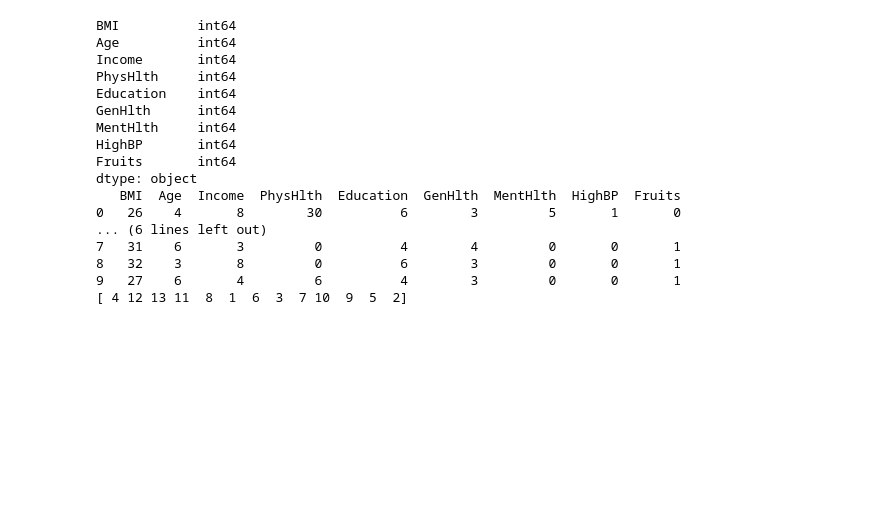
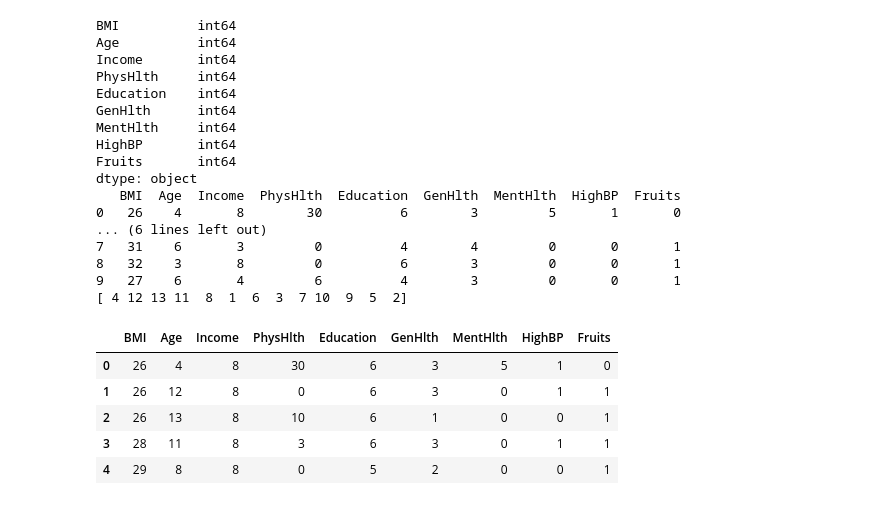
Before and after one commit to DavidILLX/diabetes_mlops, a Jupyter notebook: Model/train.ipynb, the cells around one changed output. Cells and saved outputs as stored; diff of their text form; code cells hidden in the pictures; blank space fills up the shorter version.

Commit message:
model training and selection/deployment added

```diff
--- a/Model/train.ipynb
+++ b/Model/train.ipynb
@@ -416,3 +441,18 @@ best_result = fmin(
     max_evals=50,
     trials=Trials()
 )
+# %%
+data_path = '../Data/'
+filename = 'train.pkl'
+path = os.path.join(data_path, filename)
+with open(path, 'rb') as f_in:
+    X, y  = pickle.load(f_in)
+# %%
+X.head()
+# %% [output]
+|  | BMI | Age | Income | PhysHlth | Education | GenHlth | MentHlth | HighBP | Fruits |
+| 0 | 26 | 4 | 8 | 30 | 6 | 3 | 5 | 1 | 0 |
+| 1 | 26 | 12 | 8 | 0 | 6 | 3 | 0 | 1 | 1 |
+| 2 | 26 | 13 | 8 | 10 | 6 | 1 | 0 | 0 | 1 |
+| 3 | 28 | 11 | 8 | 3 | 6 | 3 | 0 | 1 | 1 |
+| 4 | 29 | 8 | 8 | 0 | 5 | 2 | 0 | 0 | 1 |
```
Also changed, not shown: parts of 12 cells of this notebook, 8 other files.
